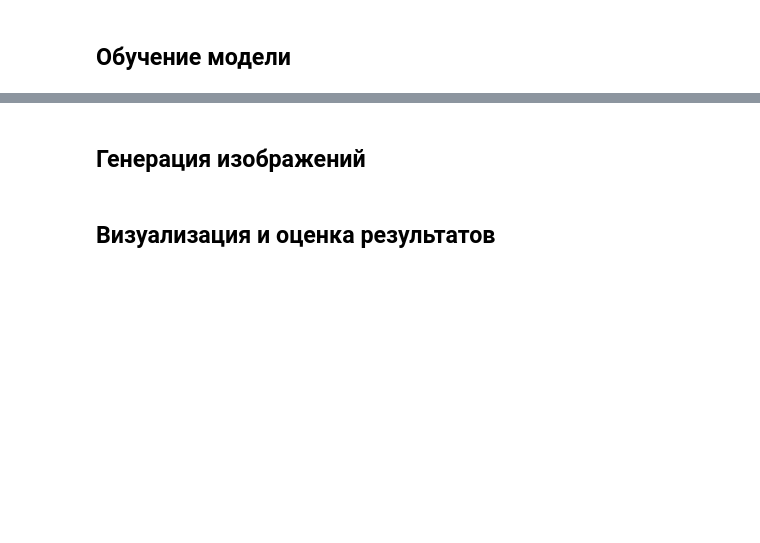
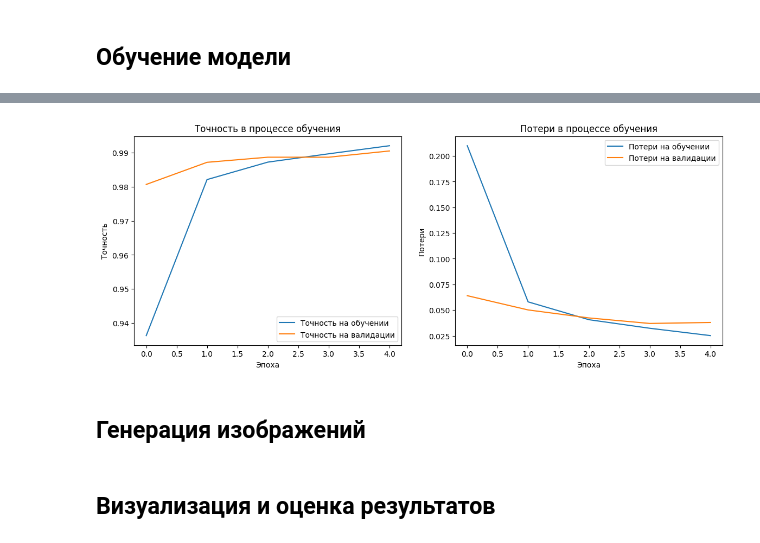
Before and after one commit to Kerysfel/differentialModel, a Jupyter notebook: diffusionModel.ipynb, the cells around one changed output, grey strips where cells are left out. Saved outputs shown, nothing was run; the diff lists cells and outputs as text; code cells hidden in the pictures; blank space fills up the shorter version.

```diff
--- a/diffusionModel.ipynb
+++ b/diffusionModel.ipynb
@@ -342,2 +409,49 @@ def reverse_diffusion(x_t, alpha_t, beta_t, epsilon_t):
 # %% [markdown]
 ## Обучение модели
+# %%
+# Изменение формы данных для соответствия входу свёрточного слоя (добавление измерения канала)
+train_images = train_images.reshape((train_images.shape[0], 28, 28, 1))
+test_images = test_images.reshape((test_images.shape[0], 28, 28, 1))
+
+# Установка параметров обучения
+batch_size = 64
+epochs = 5
+validation_split = 0.1
+
+# Обучение модели
+history = model.fit(
+    train_images, train_labels,
+    batch_size=batch_size,
+    epochs=epochs,
+    validation_split=validation_split
+)
+
+# Сохранение модели и весов
+model.save('mnist_cnn_model.h5')
+
+# Сохранение истории обучения для последующего анализа
+np.save('training_history.npy', history.history)
+
+# Вывод графиков точности и потерь в процессе обучения
+plt.figure(figsize=(14, 5))
+
+# График точности
+plt.subplot(1, 2, 1)
+plt.plot(history.history['accuracy'], label='Точность на обучении')
+plt.plot(history.history['val_accuracy'], label='Точность на валидации')
+plt.title('Точность в процессе обучения')
+plt.xlabel('Эпоха')
+plt.ylabel('Точность')
+plt.legend()
+
+# График потерь
+plt.subplot(1, 2, 2)
+plt.plot(history.history['loss'], label='Потери на обучении')
+plt.plot(history.history['val_loss'], label='Потери на валидации')
+plt.title('Потери в процессе обучения')
+plt.xlabel('Эпоха')
+plt.ylabel('Потери')
+plt.legend()
+
+plt.show()
+# %% [output]
@@ -344,3 +472,4 @@ def reverse_diffusion(x_t, alpha_t, beta_t, epsilon_t):
+[figure, added]
 # %% [markdown]
 ## Генерация изображений
 # %% [markdown]
```
Also changed, not shown: parts of 4 cells of this notebook.
